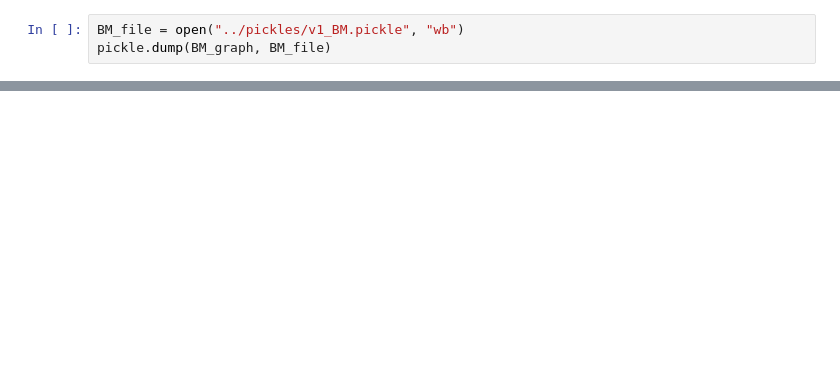
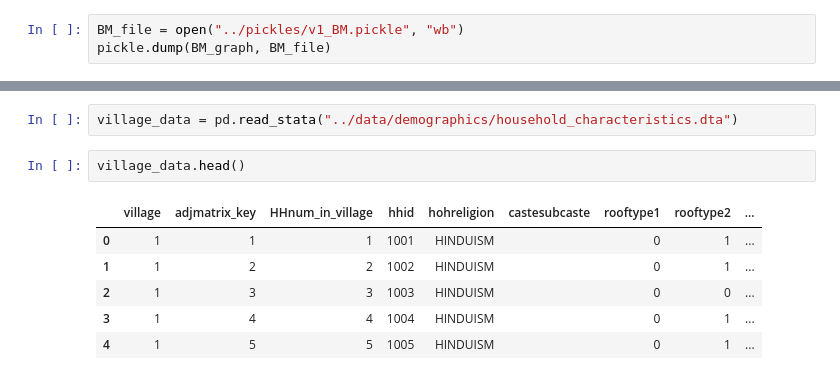
Before and after one commit to jeremyd1/Social-Networks, a Jupyter notebook: Microfinance/scripts/village1_networks.ipynb, the cells around one changed output, grey strips where cells are left out. Cells and saved outputs as stored; diff of their text form; blank space fills up the shorter version.

```diff
--- a/Microfinance/scripts/village1_networks.ipynb
+++ b/Microfinance/scripts/village1_networks.ipynb
@@ -101,0 +190,11 @@ pickle.dump(BM_graph, BM_file)
+# %%
+village_data = pd.read_stata("../data/demographics/household_characteristics.dta")
+# %%
+village_data.head()
+# %% [output]
+|  | village | adjmatrix_key | HHnum_in_village | hhid | hohreligion | castesubcaste | rooftype1 | rooftype2 | ... |
+| 0 | 1 | 1 | 1 | 1001 | HINDUISM |  | 0 | 1 | ... |
+| 1 | 1 | 2 | 2 | 1002 | HINDUISM |  | 0 | 1 | ... |
+| 2 | 1 | 3 | 3 | 1003 | HINDUISM |  | 0 | 0 | ... |
+| 3 | 1 | 4 | 4 | 1004 | HINDUISM |  | 0 | 1 | ... |
+| 4 | 1 | 5 | 5 | 1005 | HINDUISM |  | 0 | 1 | ... |
```
Also changed, not shown: parts of 17 cells of this notebook, 3 other files.
